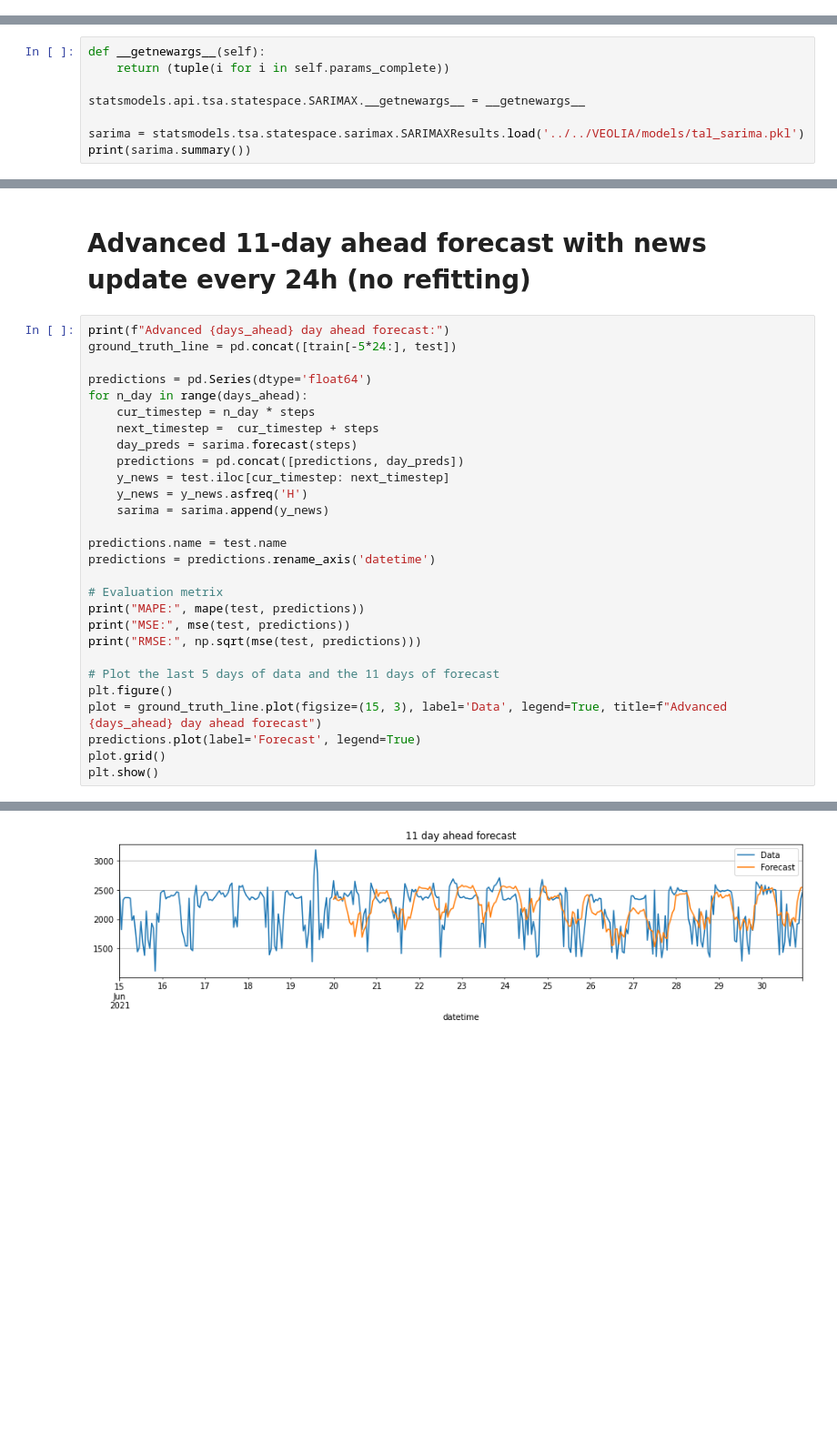
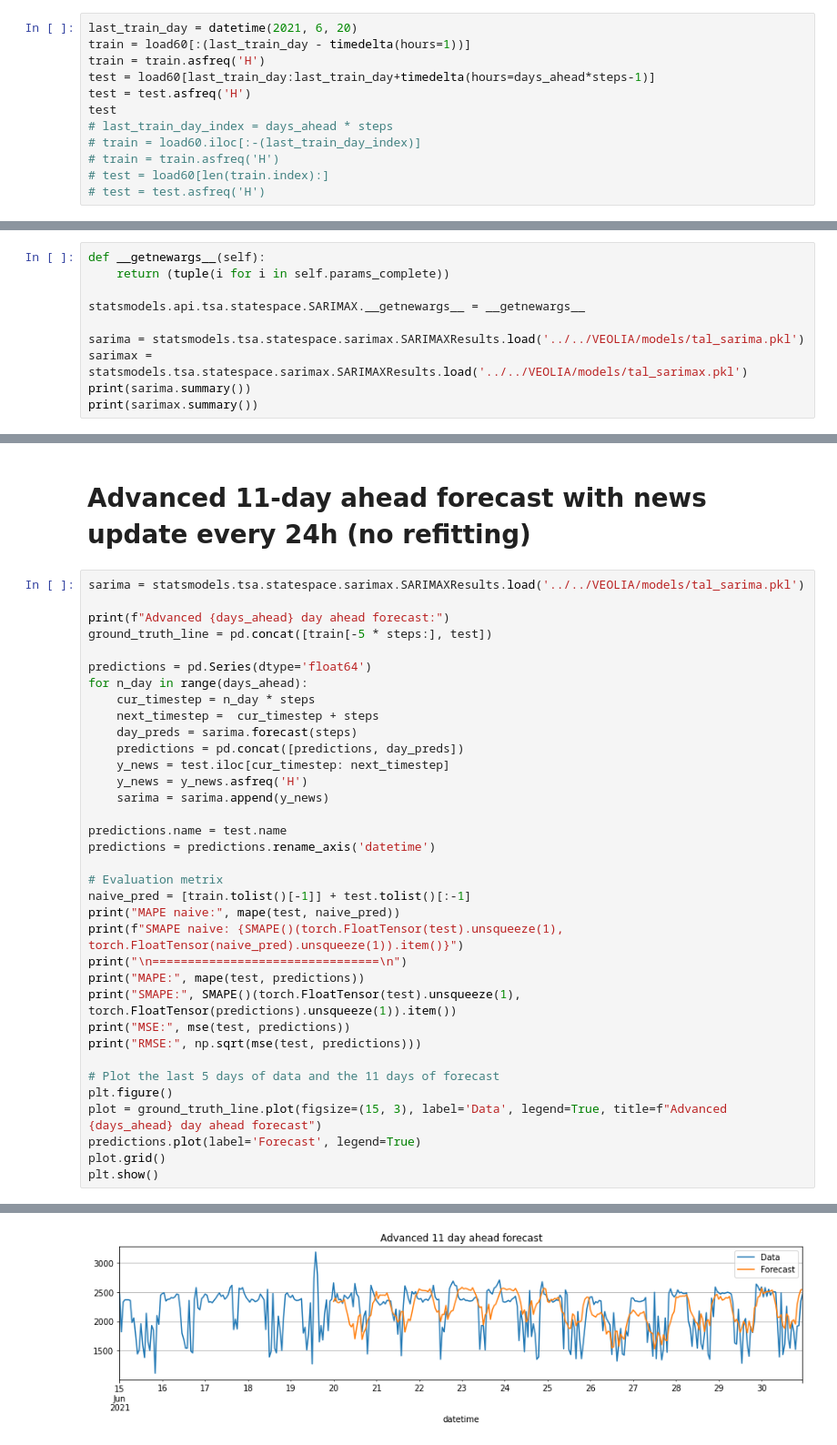
Before and after one commit to I-NERGY/DeepTSF, a Jupyter notebook: model_evaluation/tal_sarima_evaluation.ipynb, the cells around one changed output, grey strips where cells are left out. Shown at 91% size. Cells and saved outputs as stored; diff of their text form; blank space fills up the shorter version.

Commit message:
- Updated evaluation to include SARIMAX
Former-commit-id: f10d065a060405b4449d6a8f4a443e83bd69aca8

```diff
--- a/model_evaluation/tal_sarima_evaluation.ipynb
+++ b/model_evaluation/tal_sarima_evaluation.ipynb
@@ -40,0 +37,12 @@ days_ahead = 11
+# %%
+last_train_day = datetime(2021, 6, 20)
+train = load60[:(last_train_day - timedelta(hours=1))]
+train = train.asfreq('H')
+test = load60[last_train_day:last_train_day+timedelta(hours=days_ahead*steps-1)]
+test = test.asfreq('H')
+test
+# last_train_day_index = days_ahead * steps
+# train = load60.iloc[:-(last_train_day_index)]
+# train = train.asfreq('H')
+# test = load60[len(train.index):]
+# test = test.asfreq('H')
@@ -47,5 +74,7 @@ def __getnewargs__(self):
 statsmodels.api.tsa.statespace.SARIMAX.__getnewargs__ = __getnewargs__
 
 sarima = statsmodels.tsa.statespace.sarimax.SARIMAXResults.load('../../VEOLIA/models/tal_sarima.pkl')
+sarimax = statsmodels.tsa.statespace.sarimax.SARIMAXResults.load('../../VEOLIA/models/tal_sarimax.pkl')
 print(sarima.summary())
+print(sarimax.summary())
 # %% [output]
@@ -104,8 +218,10 @@ RMSE: 321.0636290519073
 # %% [markdown]
 # Advanced 11-day ahead forecast with news update every 24h (no refitting)
 # %%
+sarima = statsmodels.tsa.statespace.sarimax.SARIMAXResults.load('../../VEOLIA/models/tal_sarima.pkl')
+
 print(f"Advanced {days_ahead} day ahead forecast:")
-ground_truth_line = pd.concat([train[-5*24:], test])
+ground_truth_line = pd.concat([train[-5 * steps:], test])
 
 predictions = pd.Series(dtype='float64')
 for n_day in range(days_ahead):
@@ -121,7 +237,12 @@ predictions.name = test.name
 predictions = predictions.rename_axis('datetime')
 
 # Evaluation metrix
+naive_pred = [train.tolist()[-1]] + test.tolist()[:-1]
+print("MAPE naive:", mape(test, naive_pred))
+print(f"SMAPE naive: {SMAPE()(torch.FloatTensor(test).unsqueeze(1), torch.FloatTensor(naive_pred).unsqueeze(1)).item()}")
+print("\n================================\n")
 print("MAPE:", mape(test, predictions))
+print("SMAPE:", SMAPE()(torch.FloatTensor(test).unsqueeze(1), torch.FloatTensor(predictions).unsqueeze(1)).item())
 print("MSE:", mse(test, predictions))
 print("RMSE:", np.sqrt(mse(test, predictions)))
 
@@ -140 +266 @@ RMSE: 316.4799539478271
-[figure, old version]
+[figure, new version]
```
Also changed, not shown: parts of 19 cells of this notebook.
